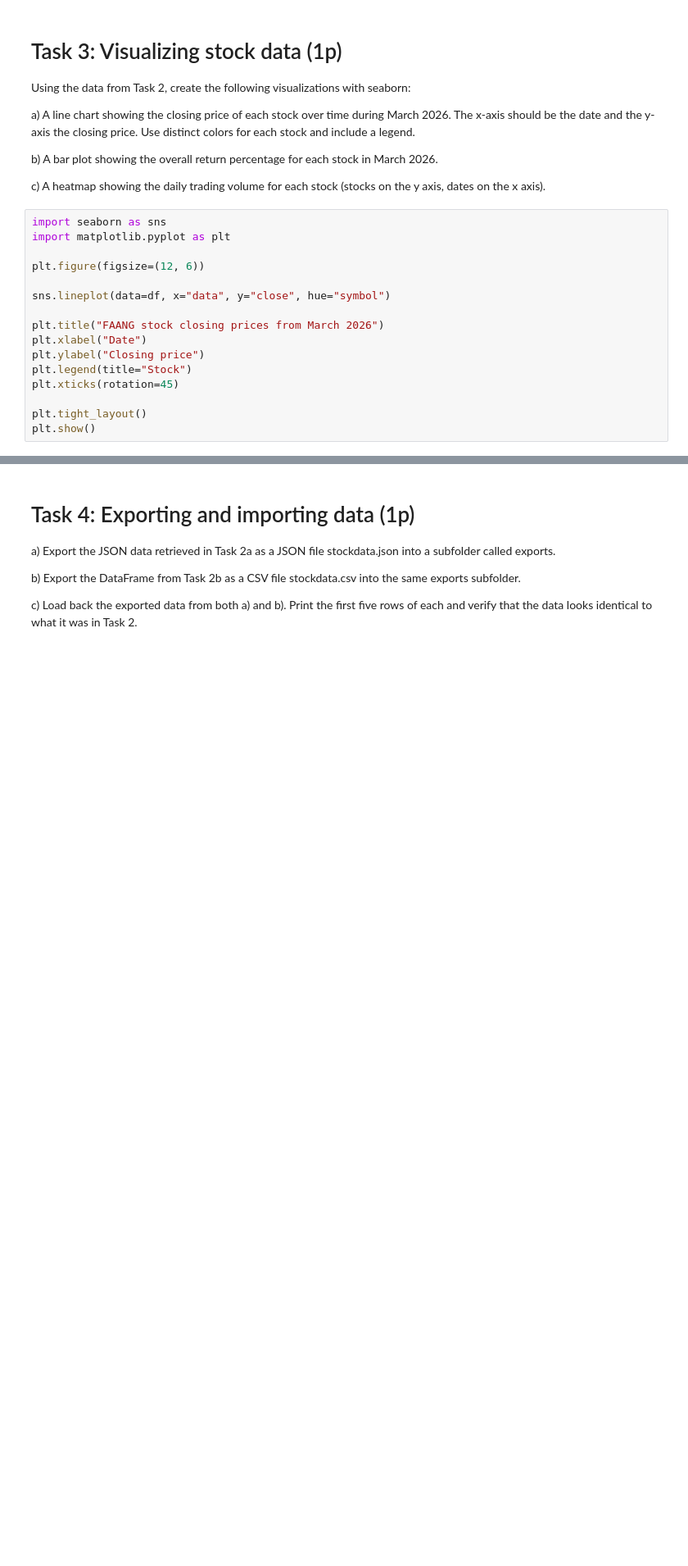
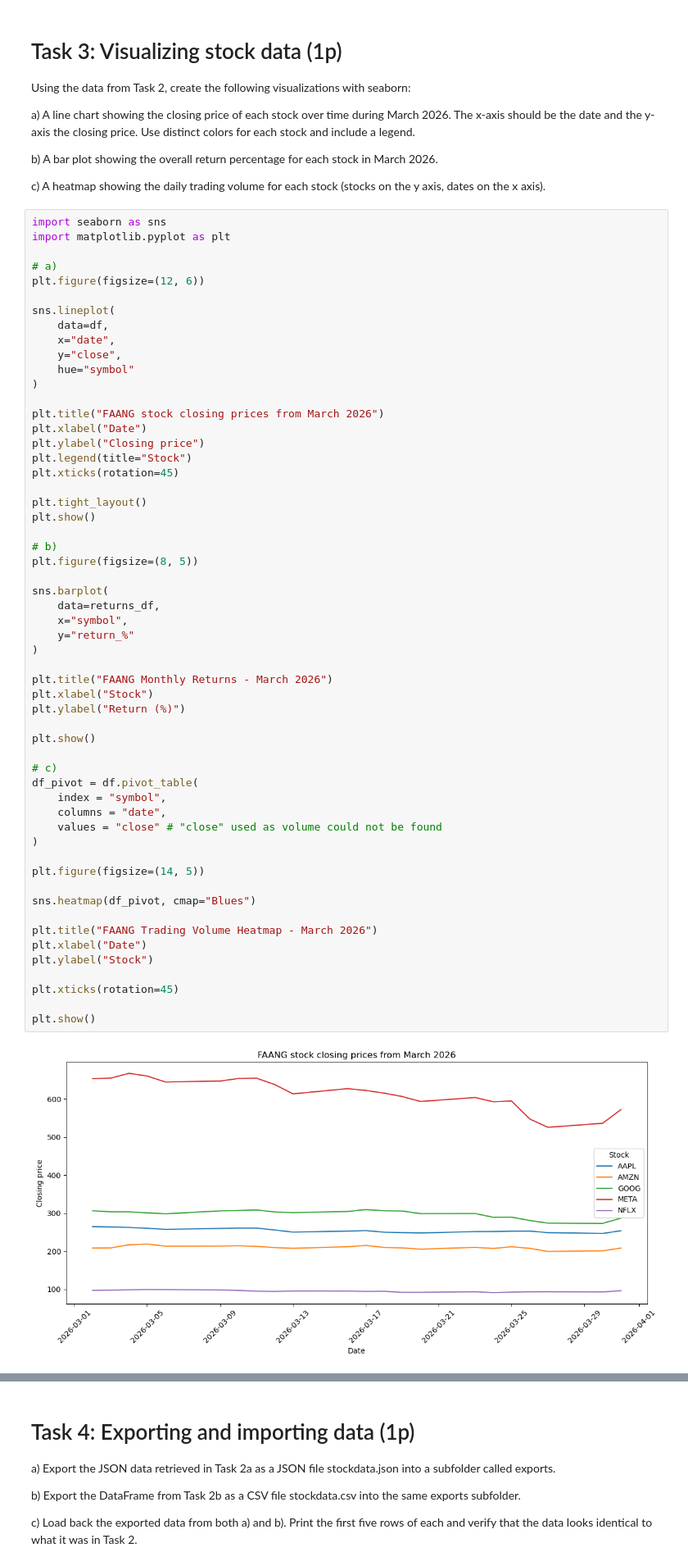
Before and after one commit to Josh-pk/pythonforbusiness26, a Jupyter notebook: assignments/assignment2/assignment2.ipynb, the cells around one changed output, grey strips where cells are left out. Shown at 82% size. Drawn from its saved outputs; the diff is of its cells as text; blank space fills up the shorter version.

```diff
--- a/assignments/assignment2.ipynb
+++ b/assignments/assignment2/assignment2.ipynb
@@ -156,16 +228,58 @@ c) A heatmap showing the daily trading volume for each stock (stocks on the y ax
 # %%
 import seaborn as sns
 import matplotlib.pyplot as plt
 
+# a)
 plt.figure(figsize=(12, 6))
 
-sns.lineplot(data=df, x="data", y="close", hue="symbol")
+sns.lineplot(
+    data=df,
+    x="date",
+    y="close",
+    hue="symbol"
+)
 
 plt.title("FAANG stock closing prices from March 2026")
 plt.xlabel("Date")
 plt.ylabel("Closing price")
 plt.legend(title="Stock")
 plt.xticks(rotation=45)
 
 plt.tight_layout()
 plt.show()
+
+# b)
+plt.figure(figsize=(8, 5))
+
+sns.barplot(
+    data=returns_df,
+    x="symbol",
+    y="return_%"
+)
+
+plt.title("FAANG Monthly Returns - March 2026")
+plt.xlabel("Stock")
+plt.ylabel("Return (%)")
+
+plt.show()
+
+# c)
+df_pivot = df.pivot_table(
+    index = "symbol",
+    columns = "date",
+    values = "close" # "close" used as volume could not be found
+)
+
+plt.figure(figsize=(14, 5))
+
+sns.heatmap(df_pivot, cmap="Blues")
+
+plt.title("FAANG Trading Volume Heatmap - March 2026")
+plt.xlabel("Date")
+plt.ylabel("Stock")
+
+plt.xticks(rotation=45)
+
+plt.show()
+# %% [output]
+[figure, added]
```
Also changed, not shown: parts of 9 cells of this notebook, 6 other files.
